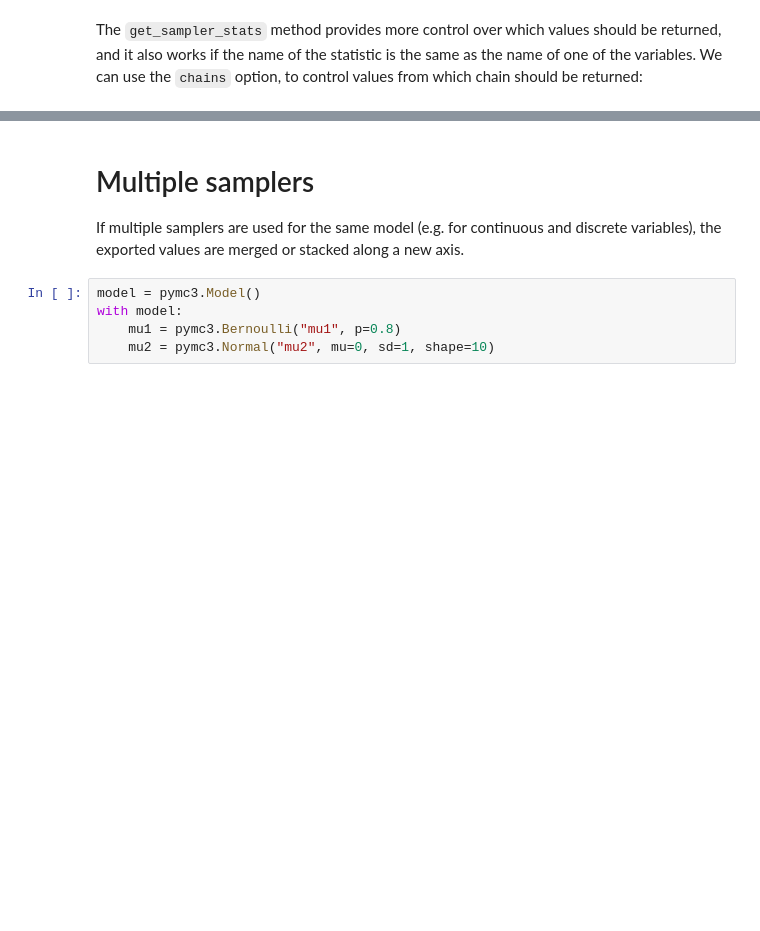
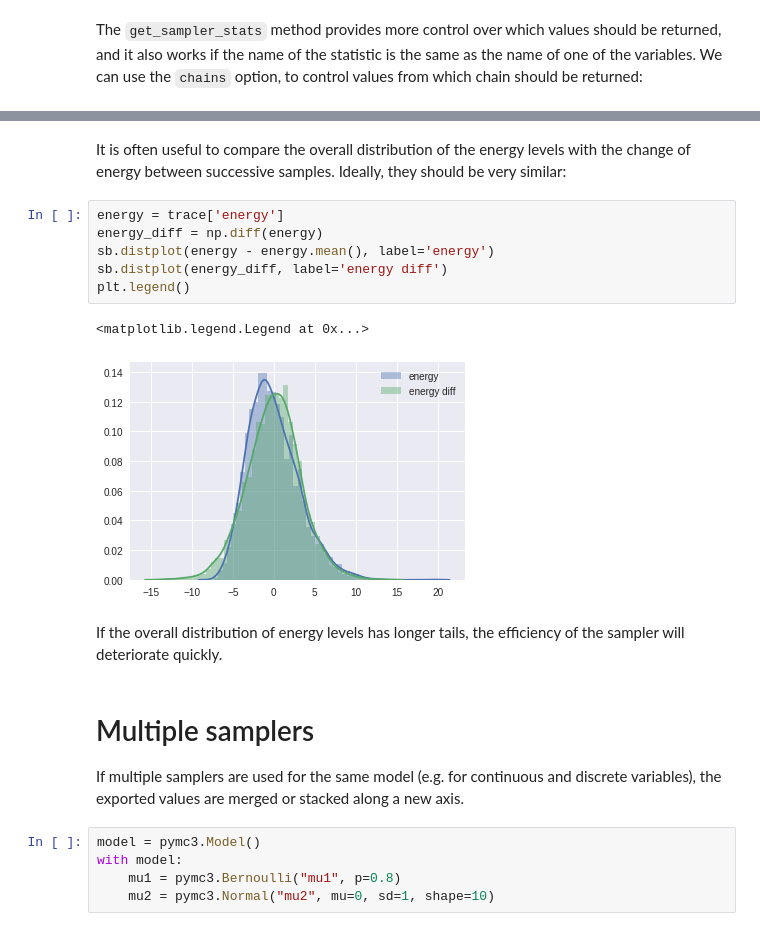
Before and after one commit to se7enstar25/pymc, a Jupyter notebook: docs/source/notebooks/sampler-stats.ipynb, the cells around one changed output, grey strips where cells are left out. Cells and saved outputs as stored; diff of their text form; blank space fills up the shorter version.

```diff
--- a/docs/source/notebooks/sampler-stats.ipynb
+++ b/docs/source/notebooks/sampler-stats.ipynb
@@ -65,3 +85,18 @@ accept.mean()
+# %% [markdown]
+It is often useful to compare the overall distribution of the
+energy levels with the change of energy between successive samples.
+Ideally, they should be very similar:
+# %%
+energy = trace['energy']
+energy_diff = np.diff(energy)
+sb.distplot(energy - energy.mean(), label='energy')
+sb.distplot(energy_diff, label='energy diff')
+plt.legend()
+# %% [output]
+<matplotlib.legend.Legend at 0x...>
+[figure, added]
+# %% [markdown]
+If the overall distribution of energy levels has longer tails, the efficiency of the sampler will deteriorate quickly.
 # %% [markdown]
 # Multiple samplers
 
```
Also changed, not shown: parts of 11 cells of this notebook.
